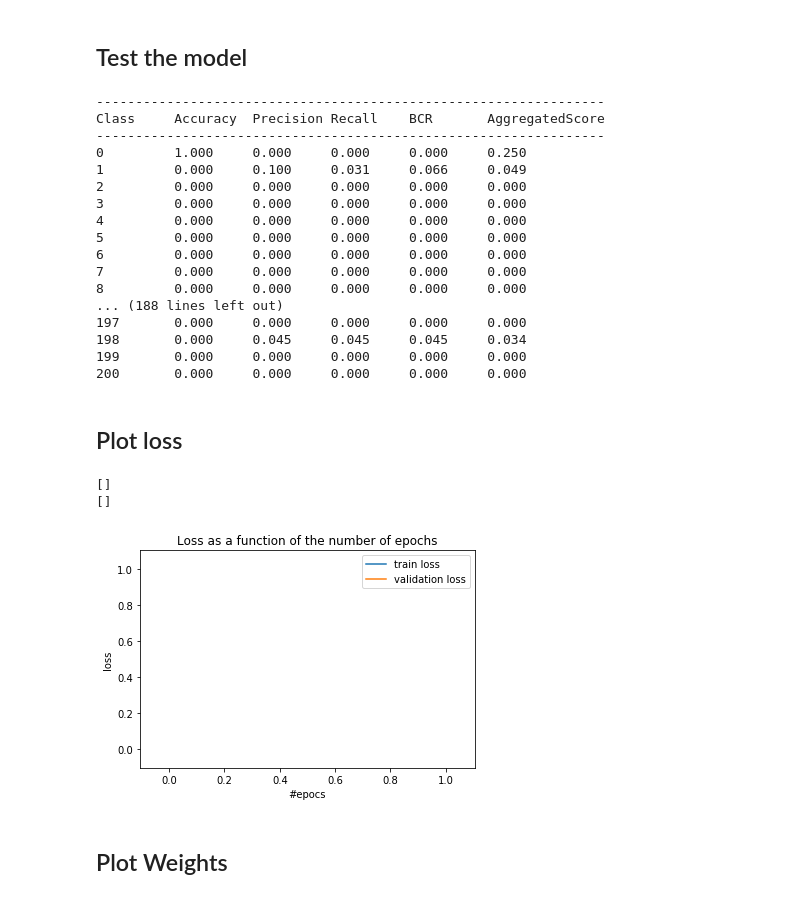
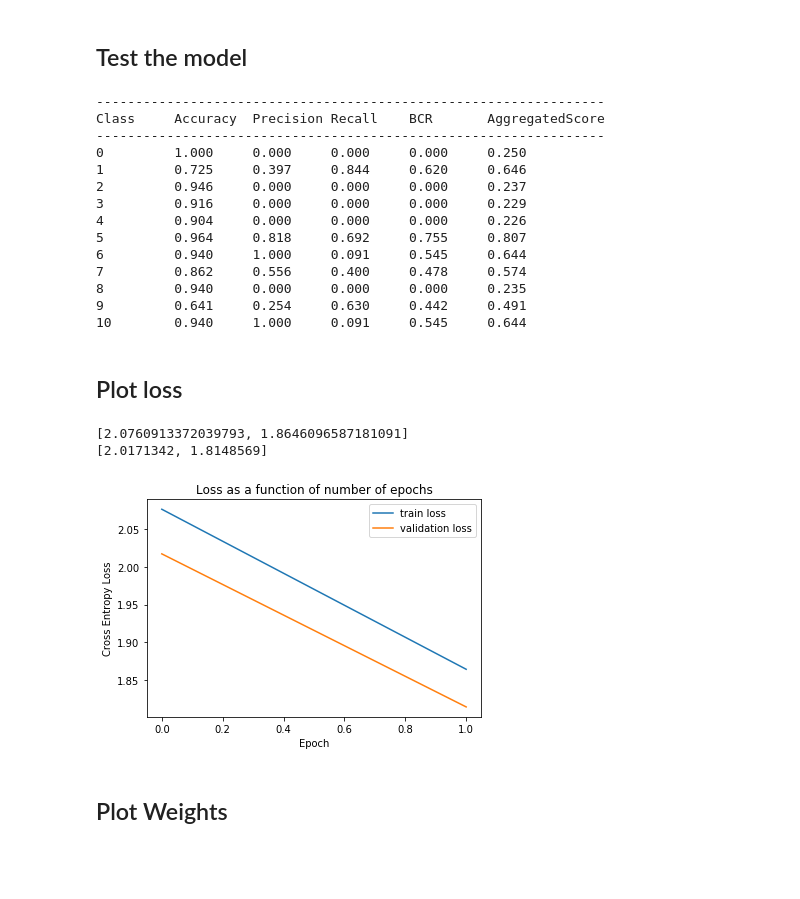
Before and after one commit to Alont93/face-recognition-using-cnn, a Jupyter notebook: cnn.ipynb, the cells around one changed output. Drawn from its saved outputs; the diff is of its cells as text; code cells hidden in the pictures; blank space fills up the shorter version.

Commit message:
Utils fix and new param to Net to choose n_classes

```diff
--- a/cnn.ipynb
+++ b/cnn.ipynb
@@ -59,8 +41,8 @@ CUDA NOT supported
 ## Load Train, Validation and Test data
 # %%
 transform = transforms.Compose([transforms.Resize(224), transforms.CenterCrop(224), transforms.ToTensor()])
-dataset = loader('train.csv','./datasets/cs154-fa19-public/',transform=transform)
-testdataset = loader("test.csv", './datasets/cs154-fa19-public/', transform=transform)
+dataset = loader('mini_train.csv','./datasets/cs154-fa19-public/',transform=transform)
+testdataset = loader("mini_test.csv", './datasets/cs154-fa19-public/', transform=transform)
 
 batch_size = 64
 validation_split = .2
@@ -113,7 +94,8 @@ tensor([145,  33,  63, 151, 170, 103,  21,  27,  44,   3,  79, 119, 190,  69,
 # %% [markdown]
 ## Create the network
 # %%
-net=Nnet().to(computing_device)
+NUM_CLASSES = 11
+net=Nnet(num_classes=NUM_CLASSES).to(computing_device)
 net.apply(weights_init)
 print(net)
 # %% [output]
@@ -140,9 +122,8 @@ Nnet(
 # %% [markdown]
 ## Define the Lossfunction and the Optimizer
 # %%
-criterion = nn.CrossEntropyLoss(weight=dataset.get_class_weights()) # Weighted Loss
-#criterion = nn.CrossEntropyLoss()
-
+#criterion = nn.CrossEntropyLoss(weight=dataset.get_class_weights()) # Weighted Loss
+criterion = nn.CrossEntropyLoss()
 
 # Pass the weights of the network (net.parameters) to the optimizer
 optimizer = optim.Adam(net.parameters(), lr=0.0001, weight_decay=0.0005)
@@ -156,7 +137,7 @@ train_batch_losses = []
 validation_batch_losses = []
 avg_minibatch_loss = []
 N = 50 # Intervall of average minibatch loss reporting.
-n_epochs = 3
+n_epochs = 2
 PATH = "./cnn_celeb.pth"  # Where to save the model
 
 for epoch in range(n_epochs):
@@ -235,44 +216,41 @@ with torch.no_grad():
         outputs = func.softmax(net(images), dim=1)
         _, predicted = torch.max(outputs.data, 1)
 
-        predicted = func.one_hot(predicted, num_classes=201).type(torch.FloatTensor)
-        labels = func.one_hot(labels, num_classes=201).type(torch.FloatTensor)
+        predicted = func.one_hot(predicted, num_classes=NUM_CLASSES).type(torch.FloatTensor)
+        labels = func.one_hot(labels, num_classes=NUM_CLASSES).type(torch.FloatTensor)
         evaluate(predicted, labels)
 # %% [output]
 -----------------------------------------------------------------
 Class     Accuracy  Precision Recall    BCR       AggregatedScore
 -----------------------------------------------------------------
 0         1.000     0.000     0.000     0.000     0.250
-1         0.000     0.100     0.031     0.066     0.049
-2         0.000     0.000     0.000     0.000     0.000
-3         0.000     0.000     0.000     0.000     0.000
-4         0.000     0.000     0.000     0.000     0.000
-5         0.000     0.000     0.000     0.000     0.000
-6         0.000     0.000     0.000     0.000     0.000
-7         0.000     0.000     0.000     0.000     0.000
-8         0.000     0.000     0.000     0.000     0.000
-... (188 lines left out)
-197       0.000     0.000     0.000     0.000     0.000
-198       0.000     0.045     0.045     0.045     0.034
-199       0.000     0.000     0.000     0.000     0.000
-200       0.000     0.000     0.000     0.000     0.000
+1         0.725     0.397     0.844     0.620     0.646
+2         0.946     0.000     0.000     0.000     0.237
+3         0.916     0.000     0.000     0.000     0.229
+4         0.904     0.000     0.000     0.000     0.226
+5         0.964     0.818     0.692     0.755     0.807
+6         0.940     1.000     0.091     0.545     0.644
+7         0.862     0.556     0.400     0.478     0.574
+8         0.940     0.000     0.000     0.000     0.235
+9         0.641     0.254     0.630     0.442     0.491
+10        0.940     1.000     0.091     0.545     0.644
 # %% [markdown]
 ## Plot loss
 # %%
 print(train_epoch_losses)
 print(validation_epoch_losses)
 
 plt.plot(train_epoch_losses, label="train loss")
 plt.plot(validation_epoch_losses, label="validation loss")
-plt.xlabel("#epocs")
-plt.ylabel("loss")
-plt.title("Loss as a function of the number of epochs")
+plt.xlabel("Epoch")
+plt.ylabel("Cross Entropy Loss")
+plt.title("Loss as a function of number of epochs")
 plt.legend()
 plt.show()
 # %% [output]
-[]
-[]
+[2.0760913372039793, 1.8646096587181091]
+[2.0171342, 1.8148569]
-[figure, old version]
+[figure, new version]
 # %% [markdown]
 ## Plot Weights
 # %%
```
Also changed, not shown: parts of 5 cells of this notebook, 2 other files.
